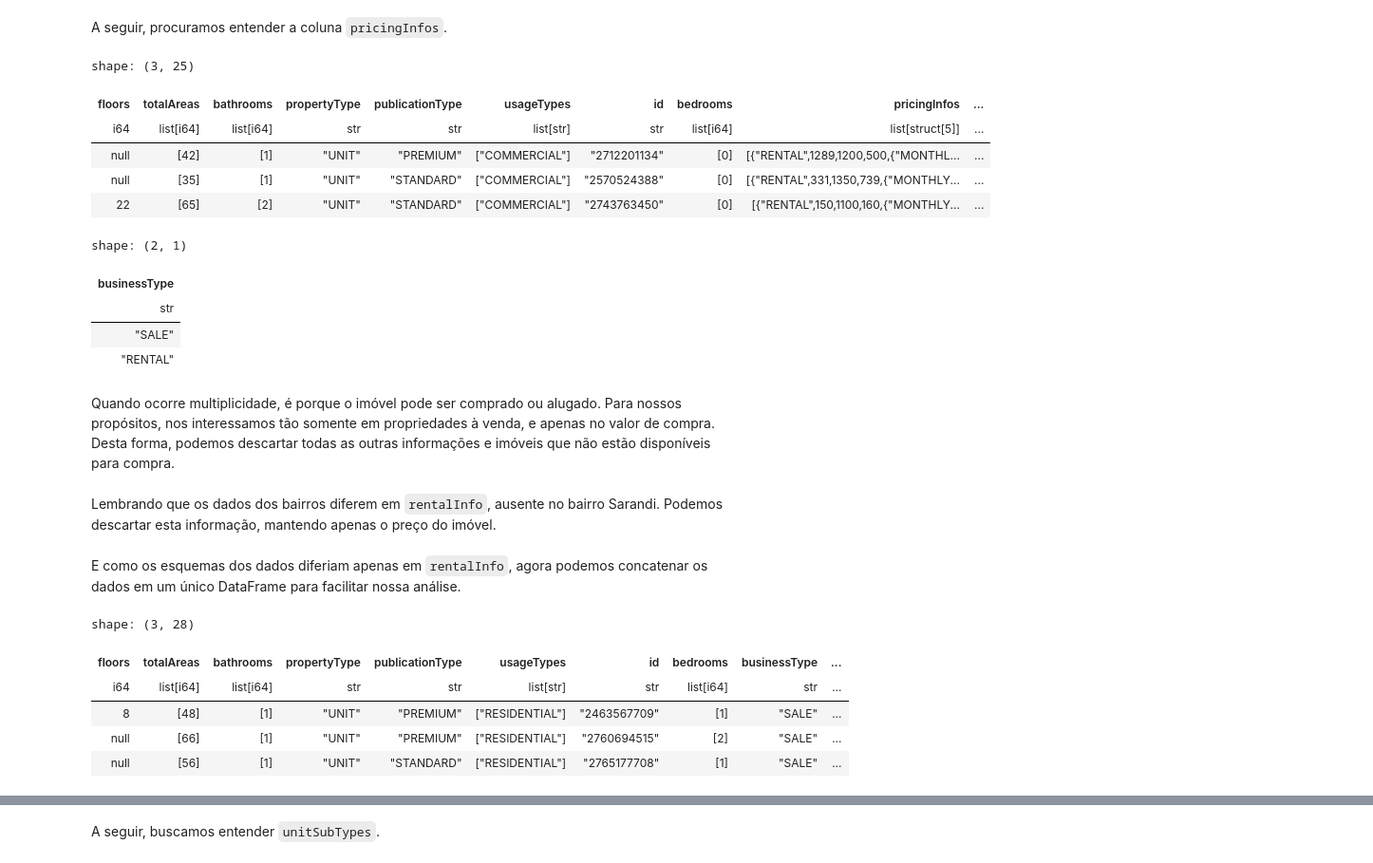
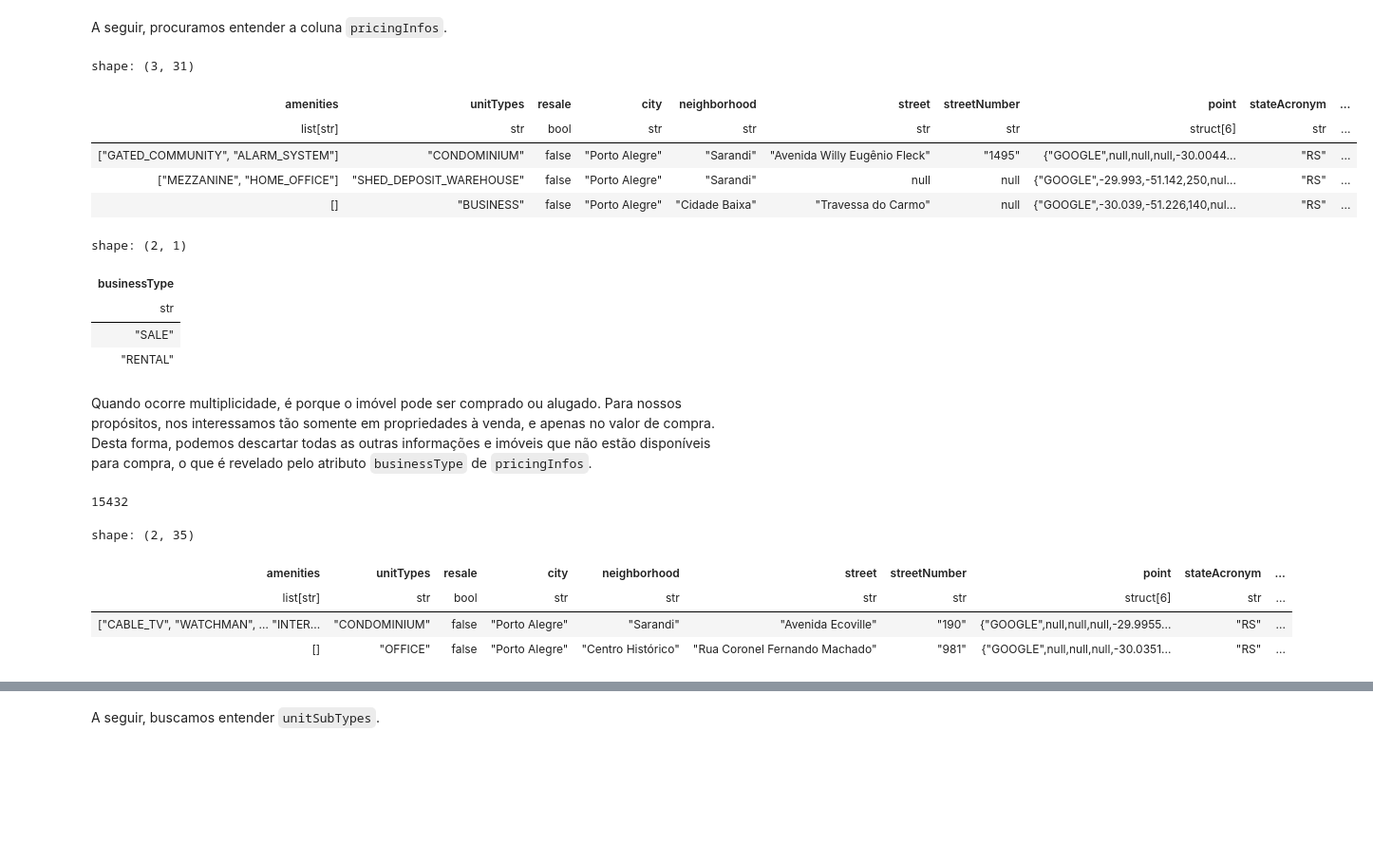
Before and after one commit to mwesthelle/sinking_real_estate, a Jupyter notebook: analysis/eda.ipynb, the cells around one changed output, grey strips where cells are left out. Shown at 95% size. Drawn from its saved outputs; the diff is of its cells as text; code cells hidden in the pictures; blank space fills up the shorter version.

```diff
--- a/analysis/eda.ipynb
+++ b/analysis/eda.ipynb
@@ -120,0 +171,2 @@ shape: (3, 44)
+# %%
+df = df.unique(subset="listingId")
@@ -141,10 +216,15 @@ COLUMNS_TO_DROP = [
     "acceptExchange",
     "description",
     "sourceId",
-    "providerId"
+    "providerId",
+    "accountName",
+    "accountCreatedDate",
+    "accountTier",
+    "licenseNumber",
+    "logoUrl",
+    "legacyVivarealId",
+    "legacyZapId",
+    "showAddress"
 ]
 
-listings_df_map = {
-    name: df.drop(COLUMNS_TO_DROP)
-    for name, df in listings_df_map.items()
-}
+df = df.drop(COLUMNS_TO_DROP)
@@ -179,13 +268,9 @@ LIST_COLUMNS = [
 
 max_colname_width = max(len(name) for name in LIST_COLUMNS)
 arrays_with_size_larger_than_one = []
-for name, df in listings_df_map.items():
-    print(name)
-    print("=" * len(name))
-    for colname in LIST_COLUMNS:
-        column_max_length = get_list_column_max_len(df, colname)
-        print(f"{colname:<{max_colname_width}}: {column_max_length}")
-        if column_max_length > 1:
-            arrays_with_size_larger_than_one.append(colname)
-    print("\n")
+for colname in LIST_COLUMNS:
+    column_max_length = get_list_column_max_len(df, colname)
+    print(f"{colname:<{max_colname_width}}: {column_max_length}")
+    if column_max_length > 1:
+        arrays_with_size_larger_than_one.append(colname)
 # %% [output]
@@ -217,7 +297,6 @@ single_element_list_columns = [
     "suites",
 ]
 
-for name, df in listings_df_map.items():
-    listings_df_map[name] = df.with_columns(
-        [pl.col(col).list.first().alias(col) for col in single_element_list_columns]
-    )
+df = df.with_columns(
+    [pl.col(col).list.first().alias(col) for col in single_element_list_columns]
+)
@@ -235,14 +311,12 @@ shape: (5, 25)
 # %% [markdown]
 A seguir, procuramos entender a coluna `pricingInfos`.
 # %%
-listings_df_map["centro_historico"].filter(
-    pl.col("pricingInfos").list.len() > 1
-).head(3)
+df.filter(pl.col("pricingInfos").list.len() > 1).head(3)
 # %% [output]
-shape: (3, 25)
+shape: (3, 31)
-| floors | totalAreas | bathrooms | propertyType | publicationType | usageTypes | id | bedrooms | pricingInfos | ... |
-| i64 | list[i64] | list[i64] | str | str | list[str] | str | list[i64] | list[struct[5]] | ... |
-| null | [42] | [1] | "UNIT" | "PREMIUM" | ["COMMERCIAL"] | "2712201134" | [0] | [{"RENTAL",1289,1200,500,{"MONTHL... | ... |
-| null | [35] | [1] | "UNIT" | "STANDARD" | ["COMMERCIAL"] | "2570524388" | [0] | [{"RENTAL",331,1350,739,{"MONTHLY... | ... |
-| 22 | [65] | [2] | "UNIT" | "STANDARD" | ["COMMERCIAL"] | "2743763450" | [0] | [{"RENTAL",150,1100,160,{"MONTHLY... | ... |
+| amenities | unitTypes | resale | city | neighborhood | street | streetNumber | point | stateAcronym | ... |
+| list[str] | str | bool | str | str | str | str | struct[6] | str | ... |
+| ["GATED_COMMUNITY", "ALARM_SYSTEM"] | "CONDOMINIUM" | false | "Porto Alegre" | "Sarandi" | "Avenida Willy Eugênio Fleck" | "1495" | {"GOOGLE",null,null,null,-30.0044... | "RS" | ... |
+| ["MEZZANINE", "HOME_OFFICE"] | "SHED_DEPOSIT_WAREHOUSE" | false | "Porto Alegre" | "Sarandi" | null | null | {"GOOGLE",-29.993,-51.142,250,nul... | "RS" | ... |
+| [] | "BUSINESS" | false | "Porto Alegre" | "Cidade Baixa" | "Travessa do Carmo" | null | {"GOOGLE",-30.039,-51.226,140,nul... | "RS" | ... |
 # %%
@@ -258,5 +330,6 @@ shape: (2, 1)
 # %% [markdown]
 Quando ocorre multiplicidade, é porque o imóvel pode ser comprado ou alugado.
 Para nossos propósitos, nos interessamos tão somente em propriedades à venda, e apenas no valor de compra.
-Desta forma, podemos descartar todas as outras informações e imóveis que não estão disponíveis para compra.
+Desta forma, podemos descartar todas as outras informações e imóveis que não estão disponíveis para compra,
+o que é revelado pelo atributo `businessType` de `pricingInfos`.
 # %%
@@ -269,3 +340,0 @@ for name, df in listings_df_map.items():
-# %% [markdown]
-Lembrando que os dados dos bairros diferem em `rentalInfo`, ausente no bairro Sarandi.
-Podemos descartar esta informação, mantendo apenas o preço do imóvel.
@@ -276,3 +340,0 @@ for name,df in listings_df_map.items():
-# %% [markdown]
-E como os esquemas dos dados diferiam apenas em `rentalInfo`,
-agora podemos concatenar os dados em um único DataFrame para facilitar nossa análise.
@@ -281,9 +341,12 @@ df = pl.concat(listings_df_map.values())
+# %%
+df.height
+# %% [output]
+15432
 # %%
-df.head(3)
+df.head(2)
 # %% [output]
-shape: (3, 28)
+shape: (2, 35)
-| floors | totalAreas | bathrooms | propertyType | publicationType | usageTypes | id | bedrooms | businessType | ... |
-| i64 | list[i64] | list[i64] | str | str | list[str] | str | list[i64] | str | ... |
-| 8 | [48] | [1] | "UNIT" | "PREMIUM" | ["RESIDENTIAL"] | "2463567709" | [1] | "SALE" | ... |
-| null | [66] | [1] | "UNIT" | "PREMIUM" | ["RESIDENTIAL"] | "2760694515" | [2] | "SALE" | ... |
-| null | [56] | [1] | "UNIT" | "STANDARD" | ["RESIDENTIAL"] | "2765177708" | [1] | "SALE" | ... |
+| amenities | unitTypes | resale | city | neighborhood | street | streetNumber | point | stateAcronym | ... |
+| list[str] | str | bool | str | str | str | str | struct[6] | str | ... |
+| ["CABLE_TV", "WATCHMAN", … "INTER... | "CONDOMINIUM" | false | "Porto Alegre" | "Sarandi" | "Avenida Ecoville" | "190" | {"GOOGLE",null,null,null,-29.9955... | "RS" | ... |
+| [] | "OFFICE" | false | "Porto Alegre" | "Centro Histórico" | "Rua Coronel Fernando Machado" | "981" | {"GOOGLE",null,null,null,-30.0351... | "RS" | ... |
```
Also changed, not shown: parts of 74 cells of this notebook, 1 other file.
